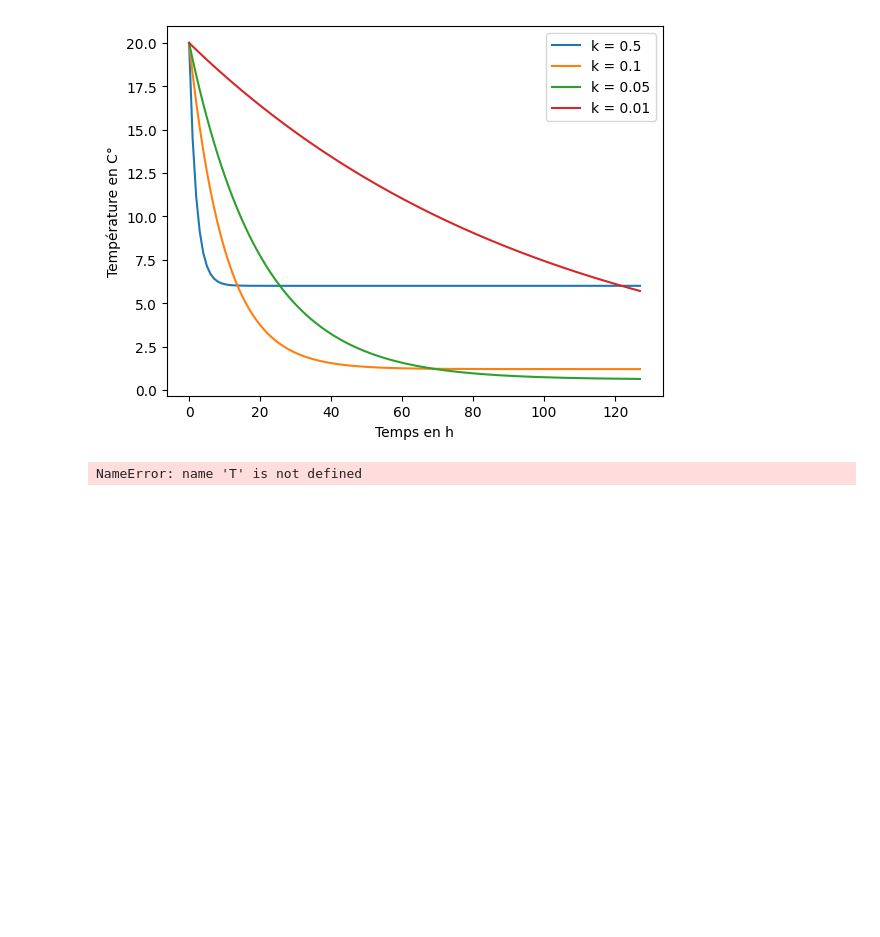
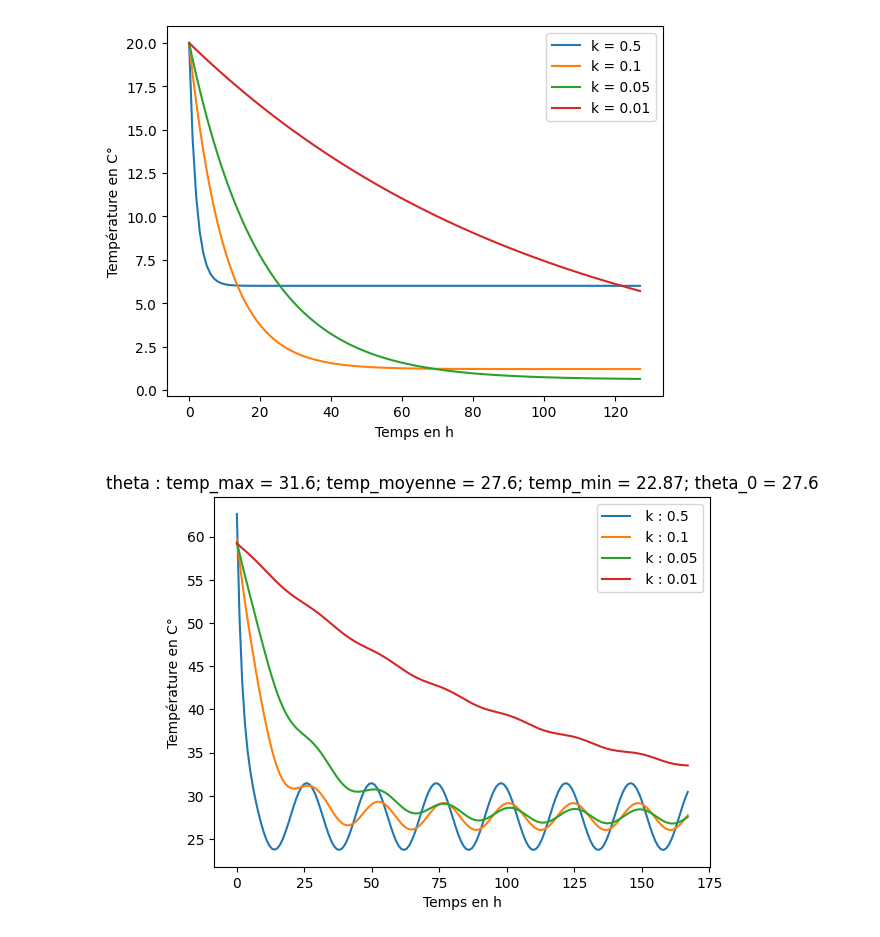
Before and after one commit to AyoubBarich/BuldingIsolationSim, a Jupyter notebook: main.ipynb, the cells around one changed output. Drawn from its saved outputs; the diff is of its cells as text; code cells hidden in the pictures; blank space fills up the shorter version.

```diff
--- a/main.ipynb
+++ b/main.ipynb
@@ -23,32 +23,44 @@ plt.show()
 # %% [output]
 [figure]
 # %%
-
+import math
+import matplotlib.pyplot as plt
 #Question 3 : L'évolution de la température éxtérieur périodique :
 T = 168             # Temps d'obsercation : 1 semaine en heure
 omega = math.pi/12  # La pulsation: donne la 24-h périodicité
-val_temp_max = [31.60]  # La température maximale attendu : b + a
-val_temp_min = [22.87]  # La température minimale attendu : b - a
-val_temp_moy = [27.60]  # La température moyenne attendu  : b
-k=[0.5,0.1,0.05,0.01]   # Coefficient d'isolation
+val_temp_max = [31.60; 31.60]  # La température maximale attendu : b + a
+val_temp_moy = [27.60; 27.60]  # La température extérieur moyenne attendu  : b
+val_temp_min = [22.87; 22.87]  # La température minimale attendu : b - a
+val_theta_0  = [31.60; 22.87]  # La température interérieur à l'heure la plus chaude du 1er jour
+nombre_de_cas_d_etude = len(val_temp_max)
+val_k = [0.5,0.1,0.05,0.01]   # Coefficient d'isolation
 
 def theta_ext(t) : return a * math.cos(t*omega) + b  # température de l'extérieure périodique en C° en fonction de t (un temps)
-theta_0 = 22.87     # La température à l'heure la plus chaude du 1er jour
 
-def theta(t,temp_max,temp_min,temp_moy):
+def theta(t,temp_max,temp_min,temp_moy,theta_0,k):
     b = temp_moy  # Le décalage
     a = ((temp_max - b) + (b - temp_min))/2 # L'amplitude
-    return (theta_0)*math.exp(-k*t)+k*theta_ext
+
+    return theta_0*math.exp(-k*t) + k/(k**2 + omega**2) * a * (k*math.cos(omega*t)  +  omega*math.sin(omega*t)) + b
 
 plotx = [t for t in range(T)]
-plt.figure("évolution de la température en fonction de temps avec températeur de léxtérieur constante et une valeur intiale de la température dans le batiment" )
+plt.figure("Évolution de la température en fonction de temps avec une témpérature extérieur périodique" )
 plt.xlabel("Temps en h")
 plt.ylabel("Température en C°")
 
-for i in k:
-    plt.plot(plotx,[thetha(t,i) for t in range(T)],label="k = "+str(i))
+for i in range (0,nombre_de_cas_d_etude):
+    temp_max, temp_moy, temp_min, theta_0 = val_temp_max[i], val_temp_moy[i], val_temp_min[i], val_theta_0[i]
+    b = temp_moy                            # Le décalage dans theta_ext
+    a = ((temp_max - b) + (b - temp_min))/2 # L'amplitude dans theta_ext
+    for k in val_k:
+        plt.plot(plotx,[theta(t,temp_max,temp_min,temp_moy,theta_0,k) for t in range(T)],
+                 label= " k : " + str(k))
+        plt.title( "Theta : temp_max = " + str(temp_max) +
+                 "°C; temp_moyenne = " + str(temp_moy) +
+                 "°C; temp_min = " + str(temp_min) +
+                 "°C; theta_0 = " + str(temp_moy) +"°C" )
 
 plt.legend()
 plt.show()
 # %% [output]
-NameError: name 'T' is not defined
+[figure, added]
```
